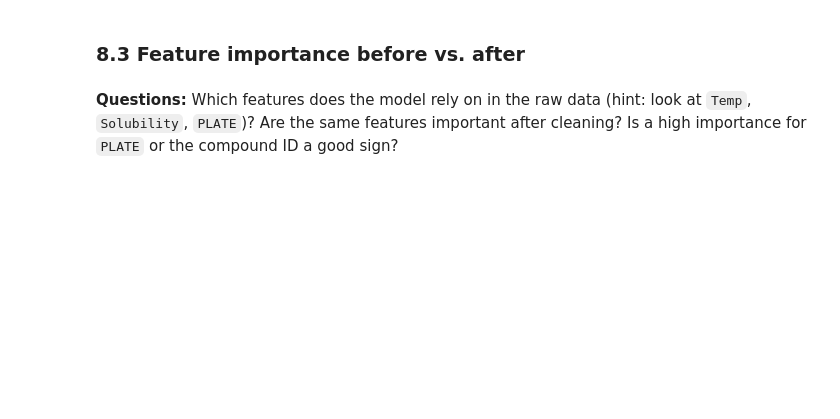
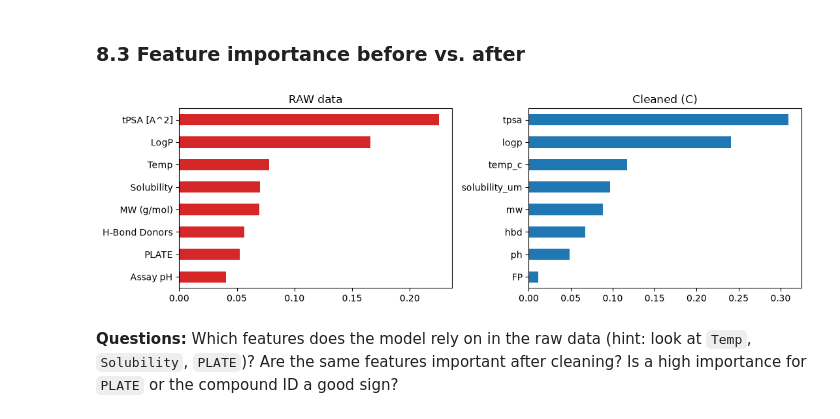
Before and after one commit to MarcZaiser/ChemicalDataScience103_Fork_Zaiser_Marc, a Jupyter notebook: assignments/session16_assignment/wrangling_exercise.ipynb, the cells around one changed output. Saved outputs shown, nothing was run; the diff lists cells and outputs as text; code cells hidden in the pictures; blank space fills up the shorter version.

```diff
--- a/assignments/session16_assignment/wrangling_exercise.ipynb
+++ b/assignments/session16_assignment/wrangling_exercise.ipynb
@@ -61,3 +123,8 @@ find** (a list in a markdown cell is fine). There are at least 10 distinct probl
 # 1.3  Which categorical columns have inconsistent spellings?
 #      Hint: value_counts() on Method, 'operator ', Active?, Temp_unit, 'Solubilty unit'
 # TODO
+categorical_cols = ["Method", "operator ", "Active?", "Temp_unit", "Solubilty unit"]
+
+for col in categorical_cols:
+    print(f"\n{col}:")
+    print(df[col].value_counts(dropna=False).to_string())
@@ -188,6 +536,31 @@ IQR rule? Try it on the raw and on the log scale and decide. (Hint: solubility i
 FEATURES = ["mw", "logp", "tpsa", "hbd", "ph", "temp_c", "solubility_um"]
 
 # TODO: qc_issue, is_duplicate, is_outlier (+ set impossible values to NaN), has_missing_feature
+
+df["qc_issue"] = df["notes"].astype("string").str.contains(
+    r"contaminat|precipitat|pipett(?:ing)?\s*error|hemoly|haemoly",
+    case=False,
+    na=False,
+    regex=True,
+)
+
+df["is_duplicate"] = df.duplicated(subset=["compound_id"], keep="first")
+
+valid_ranges = {
+    "mw": (50, 1500),
+    "logp": (-5, 10),
+    "tpsa": (1, 250),
+}
+invalid = {
+    col: df[col].notna() & ~df[col].between(low, high)
+    for col, (low, high) in valid_ranges.items()
+}
+df["is_outlier"] = pd.DataFrame(invalid, index=df.index).any(axis=1)
+
+for col, mask in invalid.items():
+    df.loc[mask, col] = np.nan
+
+df["has_missing_feature"] = df[FEATURES].isna().any(axis=1)
 # %%
 # Discussion cell: IQR rule on solubility_um, raw scale vs. log scale
 # TODO
@@ -194,7 +590,7 @@ FEATURES = ["mw", "logp", "tpsa", "hbd", "ph", "temp_c", "solubility_um"]
 # %%
 # ---- Checkpoint 6 ----
 for c in ["qc_issue", "is_duplicate", "is_outlier", "has_missing_feature"]:
-    assert df[c].dtype == bool, f"{c} must be boolean"
+    assert pd.api.types.is_bool_dtype(df[c]), f"{c} must be boolean"
 assert 120 <= df["qc_issue"].sum() <= 190
 assert 110 <= df["is_duplicate"].sum() <= 160
 assert 15 <= df["is_outlier"].sum() <= 50
@@ -313,10 +736,11 @@ y_all = df["is_active"]
 
 # TODO: define the three masks and fill the results dict
 masks = {
-    "A: cleaned, keep duplicates + QC rows": ...,
-    "B: A without duplicates": ...,
-    "C: B without QC-flagged rows": ...,
+    "A: cleaned, keep duplicates + QC rows": pd.Series(True, index=df.index),
+    "B: A without duplicates": ~df["is_duplicate"],
+    "C: B without QC-flagged rows": (~df["is_duplicate"]) & (~df["qc_issue"]),
 }
+
 
 results = {"RAW (quick and dirty)": acc_raw}
 for name, m in masks.items():
@@ -340,20 +783,25 @@ res.plot.barh(figsize=(8, 3.5)); plt.xlim(0.6, 0.95); plt.xlabel("accuracy"); pl
 # %% [markdown]
 ### 8.3 Feature importance before vs. after
 # %%
-
 
 def top_importances(X, y, k=8):
     X = pd.DataFrame(SimpleImputer(strategy="median").fit_transform(X), columns=X.columns) # RF cannot handle NaNs - fill with median
 
     # TODO: fit a Random Forest on (a) the RAW features and (b) scenario C and plot the 8 most important features side by side
     #       (hint: model.feature_importances_, pd.Series(..., index=X.columns).nlargest(8))
 
+    model = RandomForestClassifier(n_estimators=200, random_state=0, n_jobs=-1)
+    model.fit(X, y)
+    return pd.Series(model.feature_importances_, index=X.columns).nlargest(k)
+
 # plotting
 mC = masks["C: B without QC-flagged rows"]
 fig, axes = plt.subplots(1, 2, figsize=(11, 3.5))
 top_importances(X_raw, y_raw).sort_values().plot.barh(ax=axes[0], color="tab:red", title="RAW data")
 top_importances(X_all[mC], y_all[mC]).sort_values().plot.barh(ax=axes[1], color="tab:blue", title="Cleaned (C)")
 plt.tight_layout(); plt.show()
+# %% [output]
+[figure, added]
 # %% [markdown]
 **Questions:** Which features does the model rely on in the raw data (hint: look at `Temp`, `Solubility`, `PLATE`)?
 Are the same features important after cleaning? Is a high importance for `PLATE` or the compound ID a good sign?
```
Also changed, not shown: parts of 23 cells of this notebook, 3 other files.
